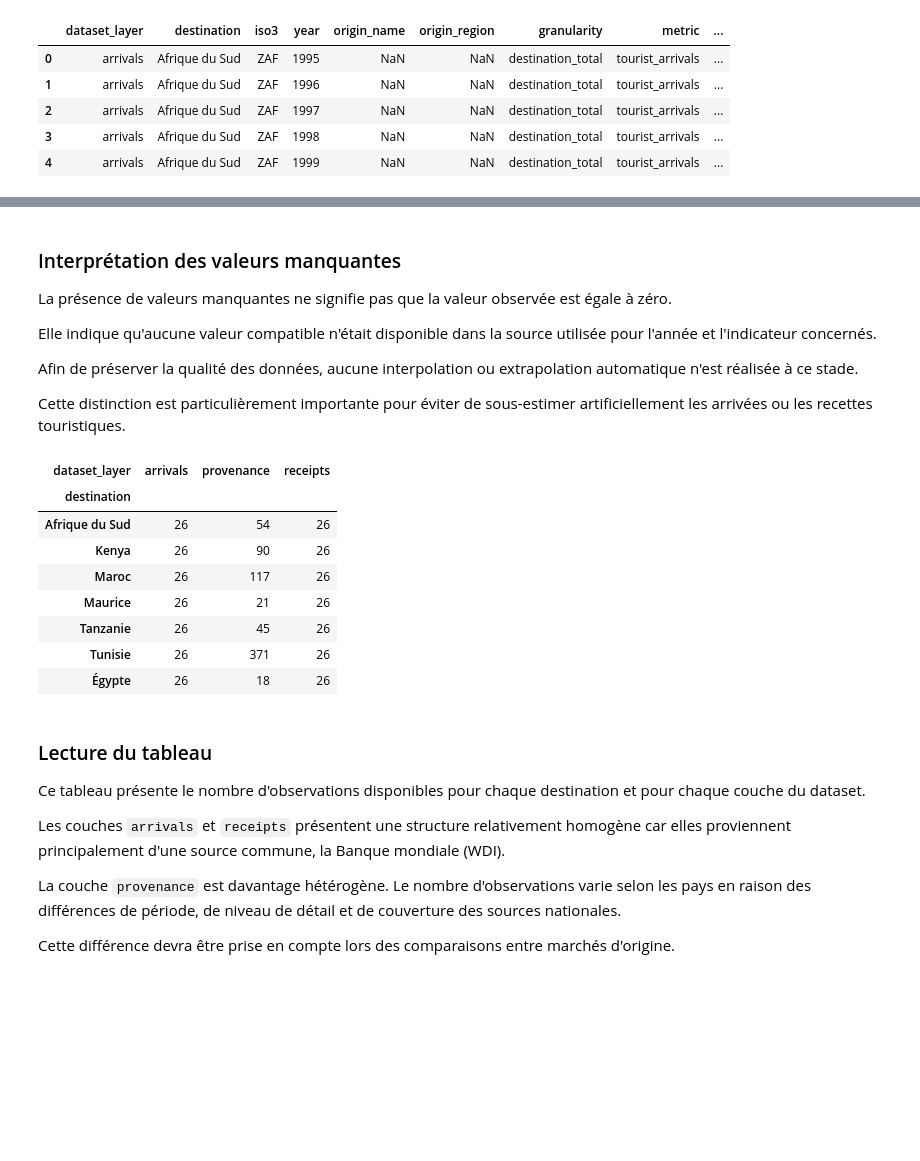
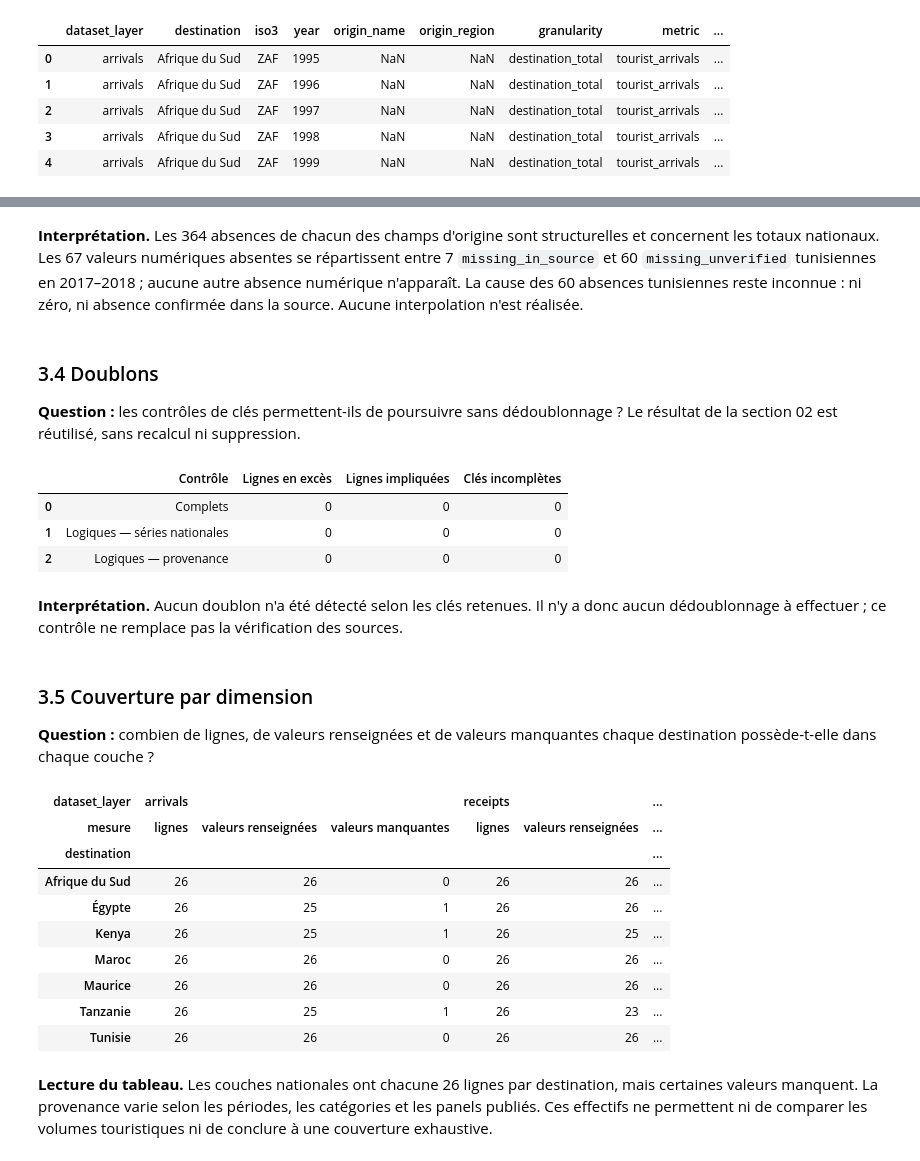
Before and after one commit to DiakiteIsmaila/Trends-Tourisme-Afrique, a Jupyter notebook: notebooks/01_analyse_exploratoire.ipynb, the cells around one changed output, grey strips where cells are left out. Cells and saved outputs as stored; diff of their text form; code cells hidden in the pictures; blank space fills up the shorter version.

```diff
--- a/notebooks/01_analyse_exploratoire.ipynb
+++ b/notebooks/01_analyse_exploratoire.ipynb
@@ -13,10 +66,12 @@ from src.data_processing import (
     get_temporal_coverage,
 )
 # %%
-DATA_PATH = PROJECT_ROOT / "data" / "final" / "dataset_maitre_trends_tourisme_afrique.csv"
+DATA_PATH = PROJECT_ROOT / RELATIVE_DATA_PATH
+assert DATA_PATH.is_file(), f"Fichier absent : {DATA_PATH}"
+source_hash = hashlib.sha256(DATA_PATH.read_bytes()).hexdigest()
 
 df = load_master_dataset(DATA_PATH)
-
+df_initial = df.copy(deep=True)  # Témoin d'intégrité, sans transformation.
 df.head()
 # %% [output]
 |  | dataset_layer | destination | iso3 | year | origin_name | origin_region | granularity | metric | ... |
@@ -90,33 +416,45 @@ Name: count, dtype: int64
 # %% [markdown]
-### Interprétation des valeurs manquantes
-
-La présence de valeurs manquantes ne signifie pas que la valeur observée est égale à zéro.
-
-Elle indique qu'aucune valeur compatible n'était disponible dans la source utilisée pour l'année et l'indicateur concernés.
-
-Afin de préserver la qualité des données, aucune interpolation ou extrapolation automatique n'est réalisée à ce stade.
-
-Cette distinction est particulièrement importante pour éviter de sous-estimer artificiellement les arrivées ou les recettes touristiques.
+**Interprétation.** Les 364 absences de chacun des champs d'origine sont structurelles et concernent les totaux nationaux. Les 67 valeurs numériques absentes se répartissent entre 7 `missing_in_source` et 60 `missing_unverified` tunisiennes en 2017–2018 ; aucune autre absence numérique n'apparaît. La cause des 60 absences tunisiennes reste inconnue : ni zéro, ni absence confirmée dans la source. Aucune interpolation n'est réalisée.
+# %% [markdown]
+### 3.4 Doublons
+
+**Question :** les contrôles de clés permettent-ils de poursuivre sans dédoublonnage ? Le résultat de la section 02 est réutilisé, sans recalcul ni suppression.
+# %%
+display(duplicate_summary)
+# %% [output]
+|  | Contrôle | Lignes en excès | Lignes impliquées | Clés incomplètes |
+| 0 | Complets | 0 | 0 | 0 |
+| 1 | Logiques — séries nationales | 0 | 0 | 0 |
+| 2 | Logiques — provenance | 0 | 0 | 0 |
+# %% [markdown]
+**Interprétation.** Aucun doublon n'a été détecté selon les clés retenues. Il n'y a donc aucun dédoublonnage à effectuer ; ce contrôle ne remplace pas la vérification des sources.
+# %% [markdown]
+### 3.5 Couverture par dimension
+
+**Question :** combien de lignes, de valeurs renseignées et de valeurs manquantes chaque destination possède-t-elle dans chaque couche ?
 # %%
-observations_par_pays = get_observations_by_destination(df)
-observations_par_pays
+# La fonction existante compte les lignes, y compris celles sans value.
+observations_par_pays = get_observations_by_destination(df).reindex(index=DESTINATIONS, columns=LAYERS)
+pair_quality = df.groupby(["destination", "dataset_layer"])["value"].agg(
+    lignes="size", renseignees="count", manquantes=lambda s: s.isna().sum(),
+).rename(columns={"renseignees": "valeurs renseignées", "manquantes": "valeurs manquantes"})
+assert observations_par_pays.equals(pair_quality["lignes"].unstack("dataset_layer").reindex(index=DESTINATIONS, columns=LAYERS))
+coverage_by_dimension = pair_quality.unstack("dataset_layer").swaplevel(0, 1, axis=1)
+coverage_by_dimension = coverage_by_dimension.reindex(index=DESTINATIONS, columns=pd.MultiIndex.from_product(
+    [LAYERS, ["lignes", "valeurs renseignées", "valeurs manquantes"]],
+    names=["dataset_layer", "mesure"],
+))
+display(coverage_by_dimension)
 # %% [output]
-| dataset_layer | arrivals | provenance | receipts |
-| destination |  |  |  |
-| Afrique du Sud | 26 | 54 | 26 |
-| Kenya | 26 | 90 | 26 |
-| Maroc | 26 | 117 | 26 |
-| Maurice | 26 | 21 | 26 |
-| Tanzanie | 26 | 45 | 26 |
-| Tunisie | 26 | 371 | 26 |
-| Égypte | 26 | 18 | 26 |
+| dataset_layer | arrivals |  |  | receipts |  | ... |
+| mesure | lignes | valeurs renseignées | valeurs manquantes | lignes | valeurs renseignées | ... |
+| destination |  |  |  |  |  | ... |
+| Afrique du Sud | 26 | 26 | 0 | 26 | 26 | ... |
+| Égypte | 26 | 25 | 1 | 26 | 26 | ... |
+| Kenya | 26 | 25 | 1 | 26 | 25 | ... |
+| Maroc | 26 | 26 | 0 | 26 | 26 | ... |
+| Maurice | 26 | 26 | 0 | 26 | 26 | ... |
+| Tanzanie | 26 | 25 | 1 | 26 | 23 | ... |
+| Tunisie | 26 | 26 | 0 | 26 | 26 | ... |
 # %% [markdown]
-### Lecture du tableau
-
-Ce tableau présente le nombre d'observations disponibles pour chaque destination et pour chaque couche du dataset.
-
-Les couches `arrivals` et `receipts` présentent une structure relativement homogène car elles proviennent principalement d'une source commune, la Banque mondiale (WDI).
-
-La couche `provenance` est davantage hétérogène. Le nombre d'observations varie selon les pays en raison des différences de période, de niveau de détail et de couverture des sources nationales.
-
-Cette différence devra être prise en compte lors des comparaisons entre marchés d'origine.
+**Lecture du tableau.** Les couches nationales ont chacune 26 lignes par destination, mais certaines valeurs manquent. La provenance varie selon les périodes, les catégories et les panels publiés. Ces effectifs ne permettent ni de comparer les volumes touristiques ni de conclure à une couverture exhaustive.
```
Also changed, not shown: parts of 39 cells of this notebook.
